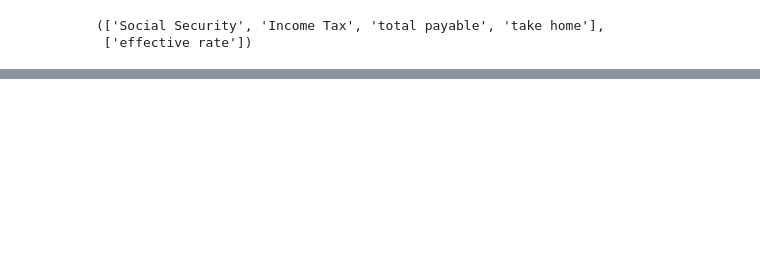
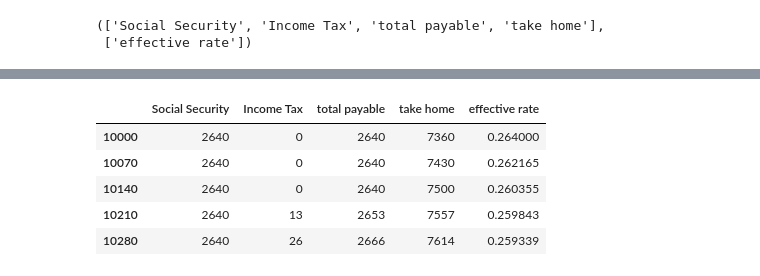
Before and after one commit to JonathanMair/cuota, a Jupyter notebook: jupyter/Untitled6.ipynb, the cells around one changed output, grey strips where cells are left out. Drawn from its saved outputs; the diff is of its cells as text; code cells hidden in the pictures; blank space fills up the shorter version.

```diff
--- a/jupyter/Untitled6.ipynb
+++ b/jupyter/Untitled6.ipynb
@@ -60,0 +61,10 @@ aut.results(20000)
+# %%
+df = aut.sample(taxable_array=arr)
+df.head()
+# %% [output]
+|  | Social Security | Income Tax | total payable | take home | effective rate |
+| 10000 | 2640 | 0 | 2640 | 7360 | 0.264000 |
+| 10070 | 2640 | 0 | 2640 | 7430 | 0.262165 |
+| 10140 | 2640 | 0 | 2640 | 7500 | 0.260355 |
+| 10210 | 2640 | 13 | 2653 | 7557 | 0.259843 |
+| 10280 | 2640 | 26 | 2666 | 7614 | 0.259339 |
```
Also changed, not shown: parts of 10 cells of this notebook, 4 other files.
